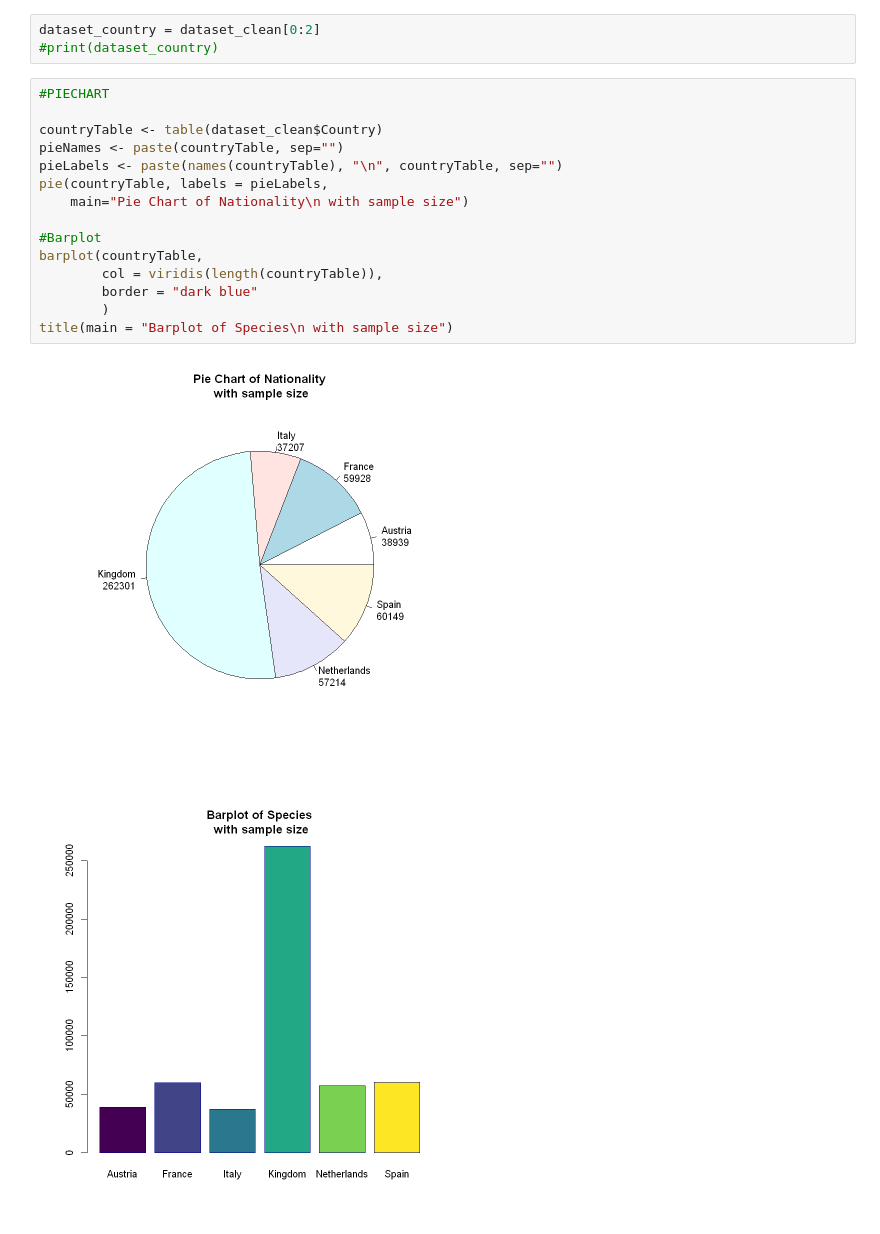
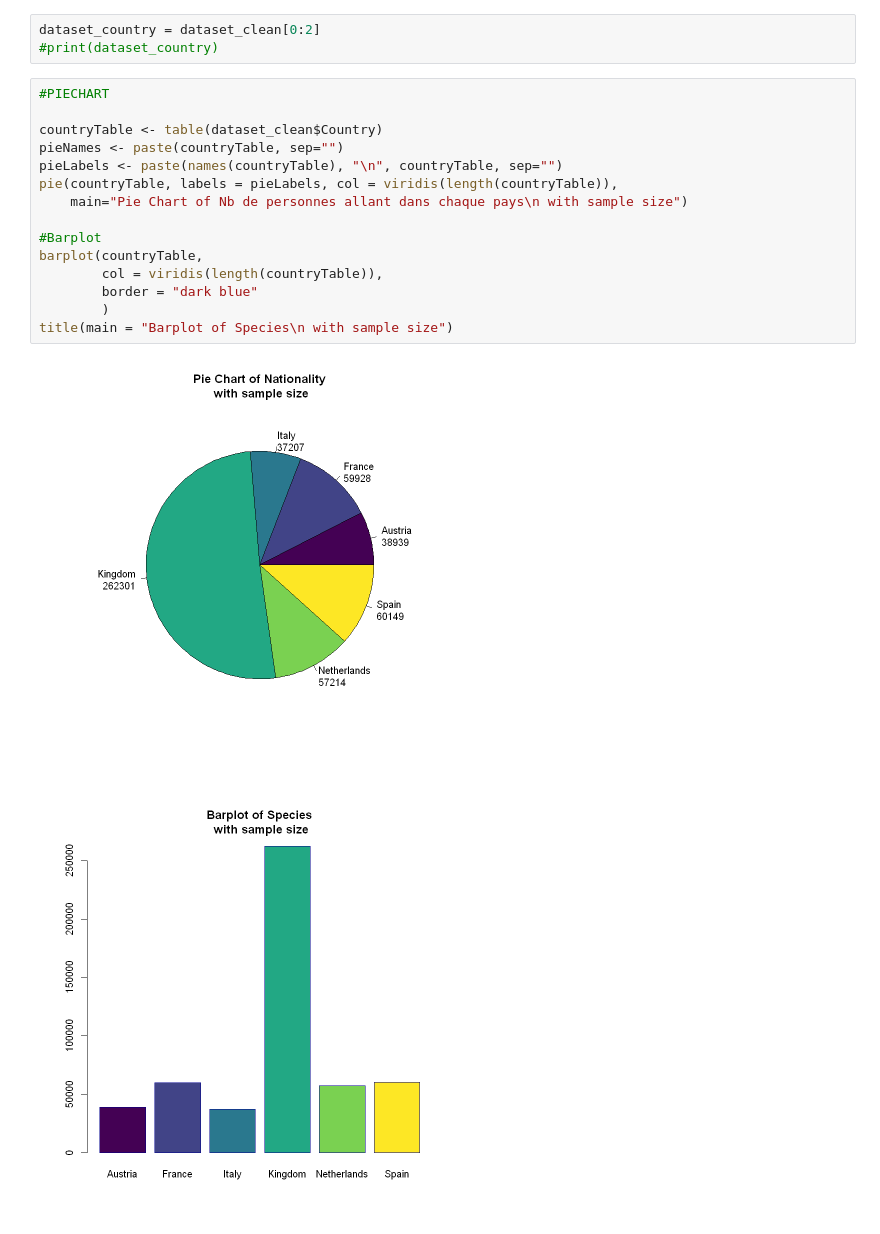
Before and after one commit to NadineAzebaze/Kaggle_project, a Jupyter notebook: projet.ipynb, the cells around one changed output. Saved outputs shown, nothing was run; the diff lists cells and outputs as text.

```diff
--- a/projet.ipynb
+++ b/projet.ipynb
@@ -234,19 +252,19 @@ dataset_country = dataset_clean[0:2]
 # %%
 #PIECHART
 
 countryTable <- table(dataset_clean$Country)
 pieNames <- paste(countryTable, sep="")
 pieLabels <- paste(names(countryTable), "\n", countryTable, sep="")
-pie(countryTable, labels = pieLabels,
-    main="Pie Chart of Nationality\n with sample size")
+pie(countryTable, labels = pieLabels, col = viridis(length(countryTable)),
+    main="Pie Chart of Nb de personnes allant dans chaque pays\n with sample size")
 
 #Barplot
 barplot(countryTable,
         col = viridis(length(countryTable)),
         border = "dark blue"
         )
 title(main = "Barplot of Species\n with sample size")
 # %% [output]
-[figure, old version]
+[figure, new version]
 [figure]
 # %%
```
Also changed, not shown: parts of 12 cells of this notebook.
